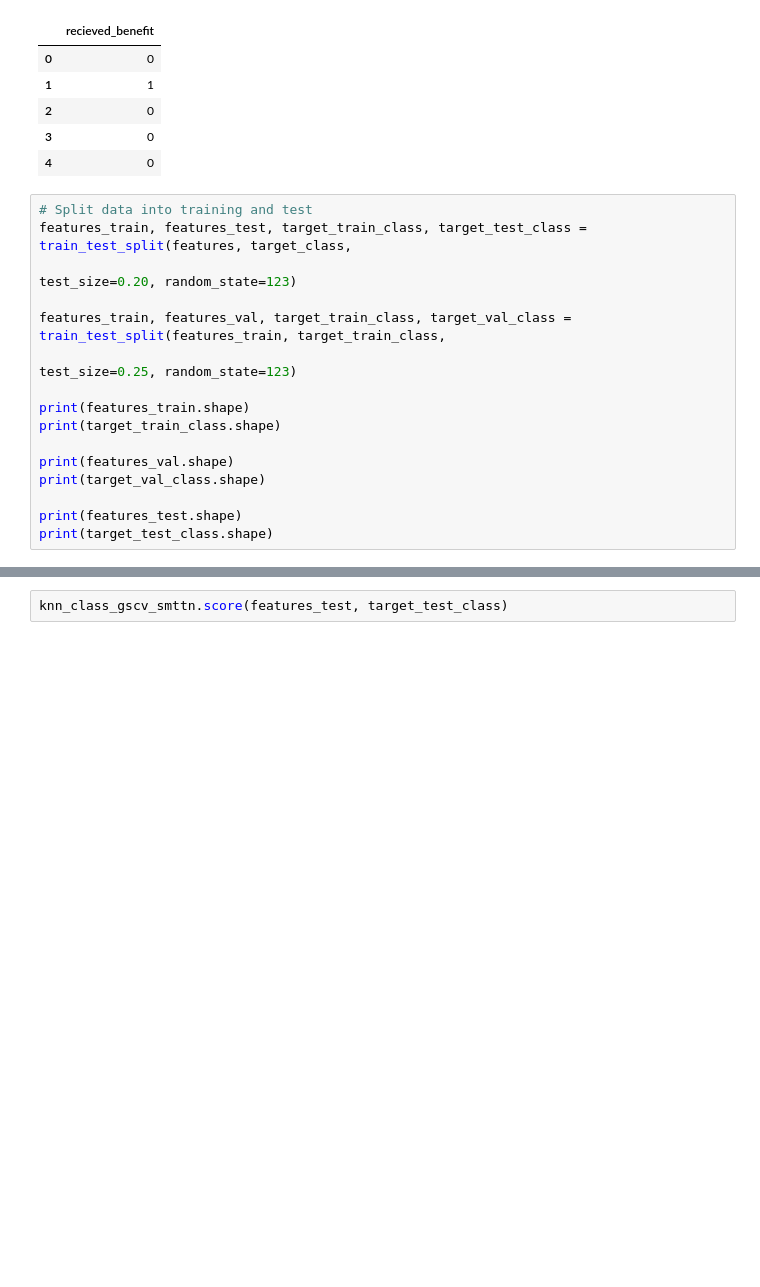
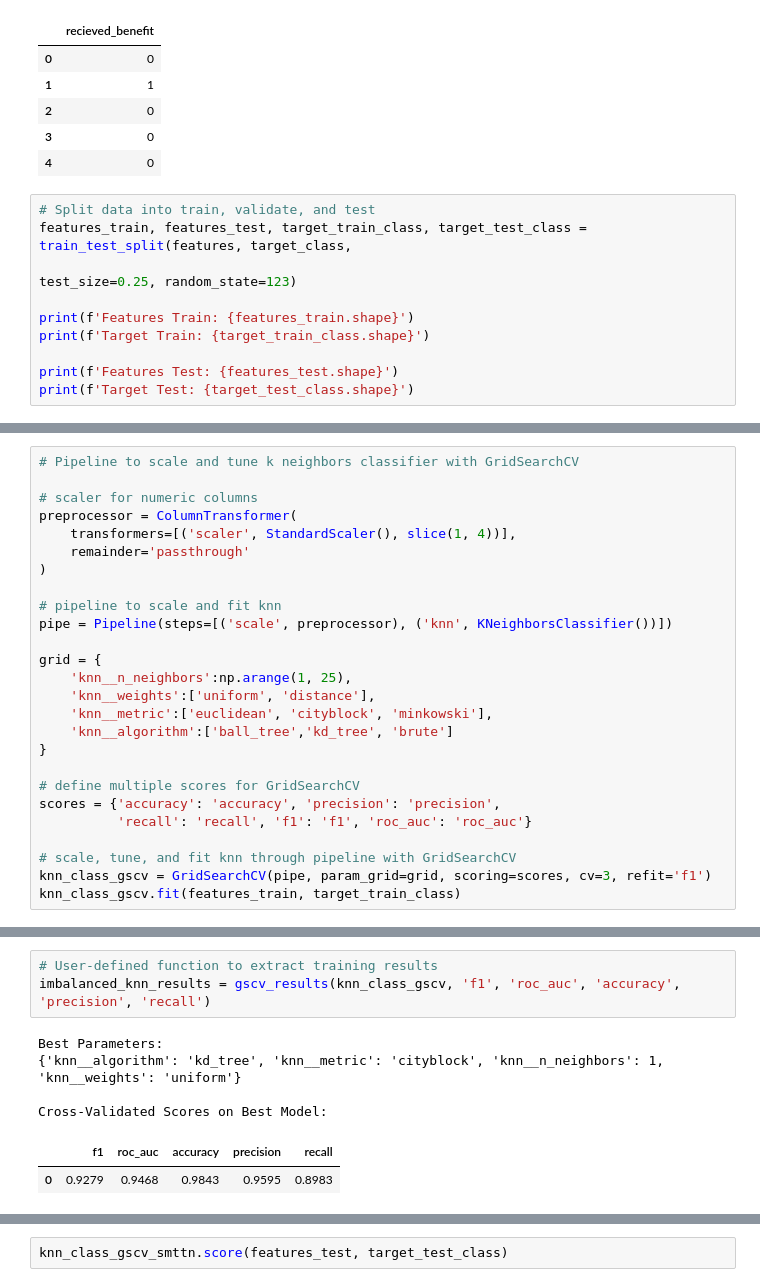
Before and after one commit to kellyshreeve/insurance, a Jupyter notebook: insurance_analysis.ipynb, the cells around one changed output, grey strips where cells are left out. Saved outputs shown, nothing was run; the diff lists cells and outputs as text; blank space fills up the shorter version.

```diff
--- a/insurance_analysis.ipynb
+++ b/insurance_analysis.ipynb
@@ -255,19 +282,13 @@ Target:
 | 3 | 0 |
 | 4 | 0 |
 # %%
-# Split data into training and test
+# Split data into train, validate, and test
 features_train, features_test, target_train_class, target_test_class = train_test_split(features, target_class,
-                                                                            test_size=0.20, random_state=123)
-
-features_train, features_val, target_train_class, target_val_class = train_test_split(features_train, target_train_class,
                                                                             test_size=0.25, random_state=123)
 
-print(features_train.shape)
-print(target_train_class.shape)
+print(f'Features Train: {features_train.shape}')
+print(f'Target Train: {target_train_class.shape}')
 
-print(features_val.shape)
-print(target_val_class.shape)
-
-print(features_test.shape)
-print(target_test_class.shape)
+print(f'Features Test: {features_test.shape}')
+print(f'Target Test: {target_test_class.shape}')
 # %% [output]
@@ -427,0 +299,26 @@ print(knn_class_gscv_smttn.best_score_.round(4))
+# %%
+# Pipeline to scale and tune k neighbors classifier with GridSearchCV
+
+# scaler for numeric columns
+preprocessor = ColumnTransformer(
+    transformers=[('scaler', StandardScaler(), slice(1, 4))],
+    remainder='passthrough'
+)
+
+# pipeline to scale and fit knn
+pipe = Pipeline(steps=[('scale', preprocessor), ('knn', KNeighborsClassifier())])
+
+grid = {
+    'knn__n_neighbors':np.arange(1, 25),
+    'knn__weights':['uniform', 'distance'],
+    'knn__metric':['euclidean', 'cityblock', 'minkowski'],
+    'knn__algorithm':['ball_tree','kd_tree', 'brute']
+}
+
+# define multiple scores for GridSearchCV
+scores = {'accuracy': 'accuracy', 'precision': 'precision',
+          'recall': 'recall', 'f1': 'f1', 'roc_auc': 'roc_auc'}
+
+# scale, tune, and fit knn through pipeline with GridSearchCV
+knn_class_gscv = GridSearchCV(pipe, param_grid=grid, scoring=scores, cv=3, refit='f1')
+knn_class_gscv.fit(features_train, target_train_class)
@@ -427,0 +342,10 @@ print(knn_class_gscv_smttn.best_score_.round(4))
+# %%
+# User-defined function to extract training results
+imbalanced_knn_results = gscv_results(knn_class_gscv, 'f1', 'roc_auc', 'accuracy', 'precision', 'recall')
+# %% [output]
+Best Parameters:
+{'knn__algorithm': 'kd_tree', 'knn__metric': 'cityblock', 'knn__n_neighbors': 1, 'knn__weights': 'uniform'}
+
+Cross-Validated Scores on Best Model:
+|  | f1 | roc_auc | accuracy | precision | recall |
+| 0 | 0.9279 | 0.9468 | 0.9843 | 0.9595 | 0.8983 |
```
Also changed, not shown: parts of 20 cells of this notebook.
